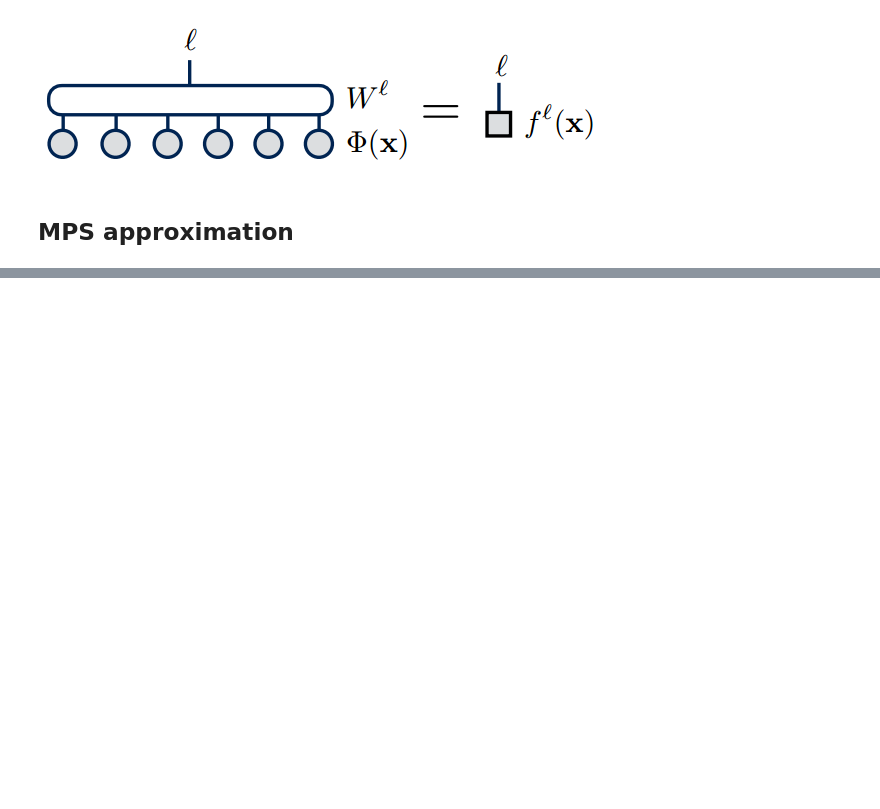
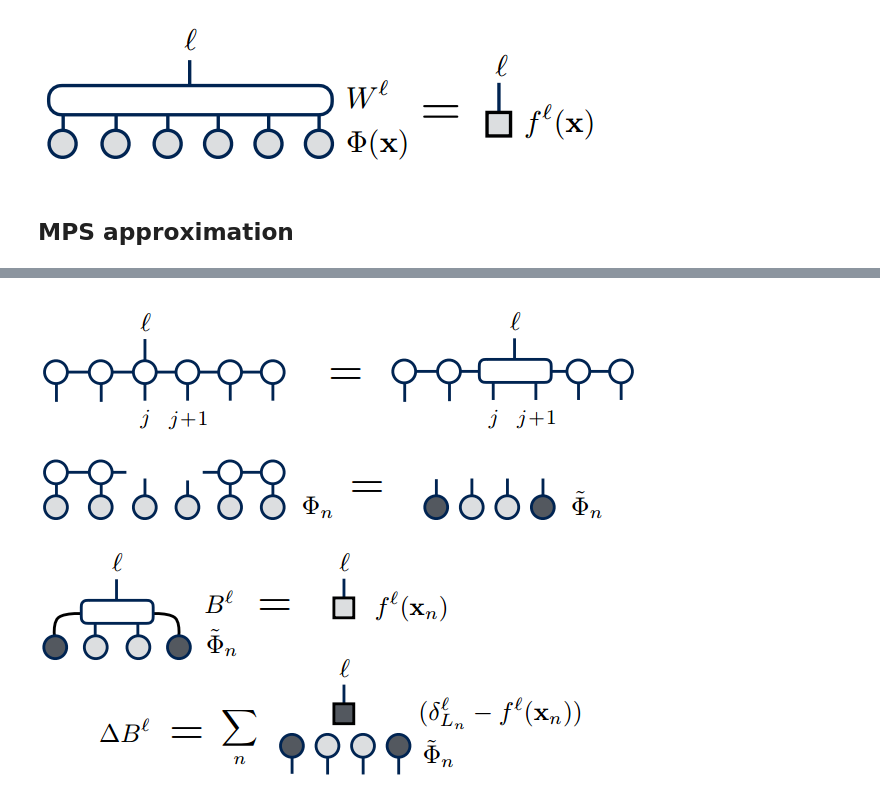
Before and after one commit to marcoavesani/TN-BML, a Jupyter notebook: slides/slides.ipynb, the cells around one changed output, grey strips where cells are left out. Drawn from its saved outputs; the diff is of its cells as text; code cells hidden in the pictures; blank space fills up the shorter version.

```diff
--- a/slides/slides.ipynb
+++ b/slides/slides.ipynb
@@ -129,0 +170,4 @@ Image(filename='images/MultipleDecisionFunction.png')
+# %%
+Image(filename='images/Sweeping.png')
+# %% [output]
+[figure, added]
```
Also changed, not shown: parts of 24 cells of this notebook, 3 other files.
